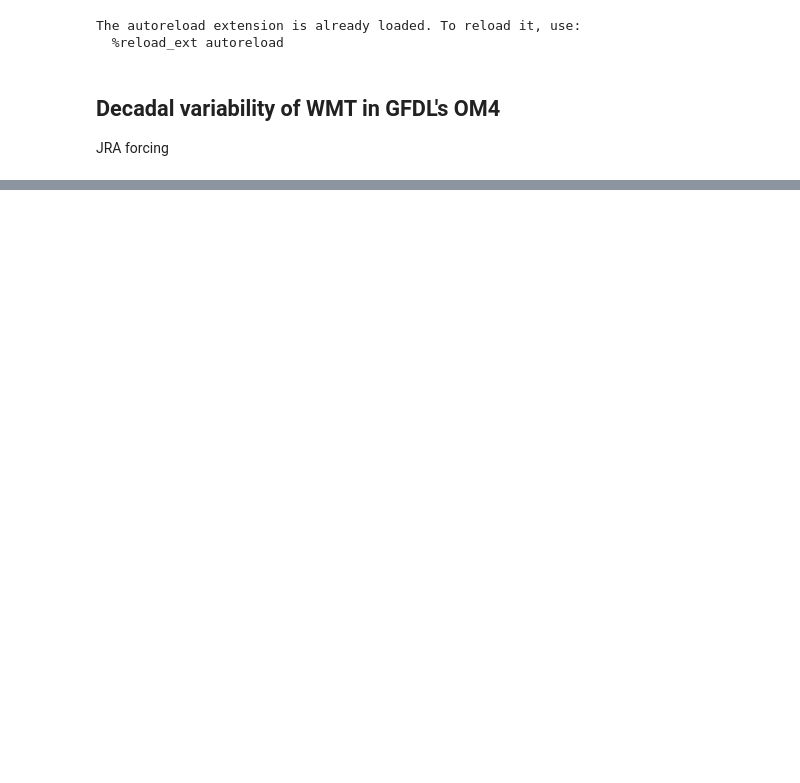
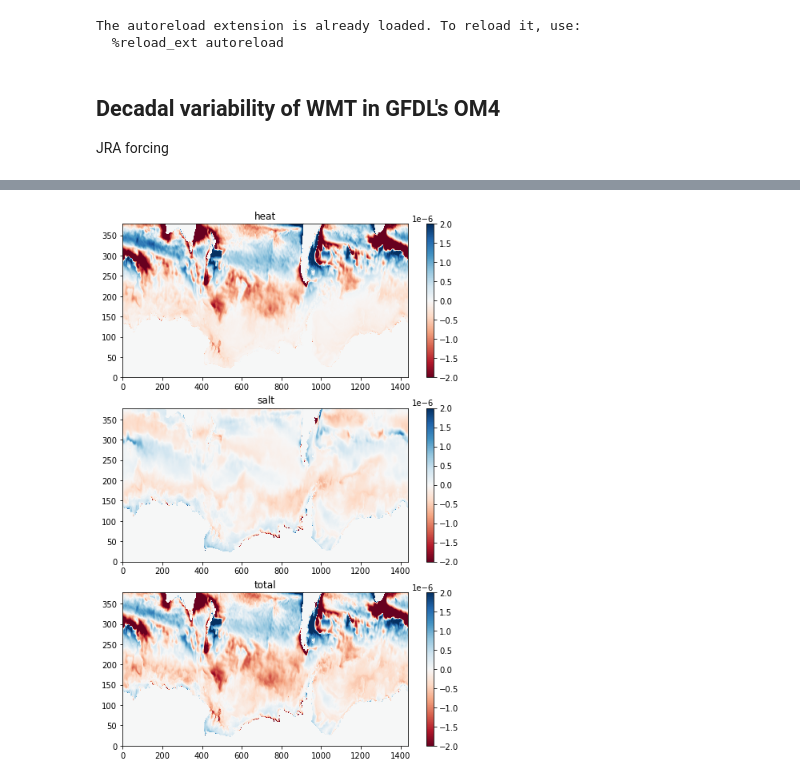
Before and after one commit to gmacgilchrist/so_decadal_variability, a Jupyter notebook: so_decadal-variability_OM4-JRA.ipynb, the cells around one changed output, grey strips where cells are left out. Saved outputs shown, nothing was run; the diff lists cells and outputs as text; code cells hidden in the pictures; blank space fills up the shorter version.

```diff
--- a/so_decadal-variability_OM4-JRA.ipynb
+++ b/so_decadal-variability_OM4-JRA.ipynb
@@ -89,0 +79,17 @@ Data variables:
+# %%
+# Calculate density tendency
+densitytendency = wmt.densitytendency_from_heat_and_salt(ds_SO['boundary_forcing_heat_tendency'],
+                              -ds_SO['boundary_forcing_salt_tendency'],
+                              alpha=alpha,beta=beta)
+dt = densitytendency.sum('z_l').mean('time').load()
+# %%
+fig,ax=plt.subplots(figsize=(8,12),nrows=3)
+a = 0
+for term in dt.data_vars:
+    axnow=ax[a]
+    im=axnow.pcolormesh(dt[term],cmap='RdBu',vmin=-0.2E-5,vmax=0.2E-5)
+    axnow.set_title(term)
+    plt.colorbar(im,ax=axnow)
+    a+=1
+# %% [output]
+[figure, added]
```
Also changed, not shown: parts of 21 cells of this notebook, 1 other file.
